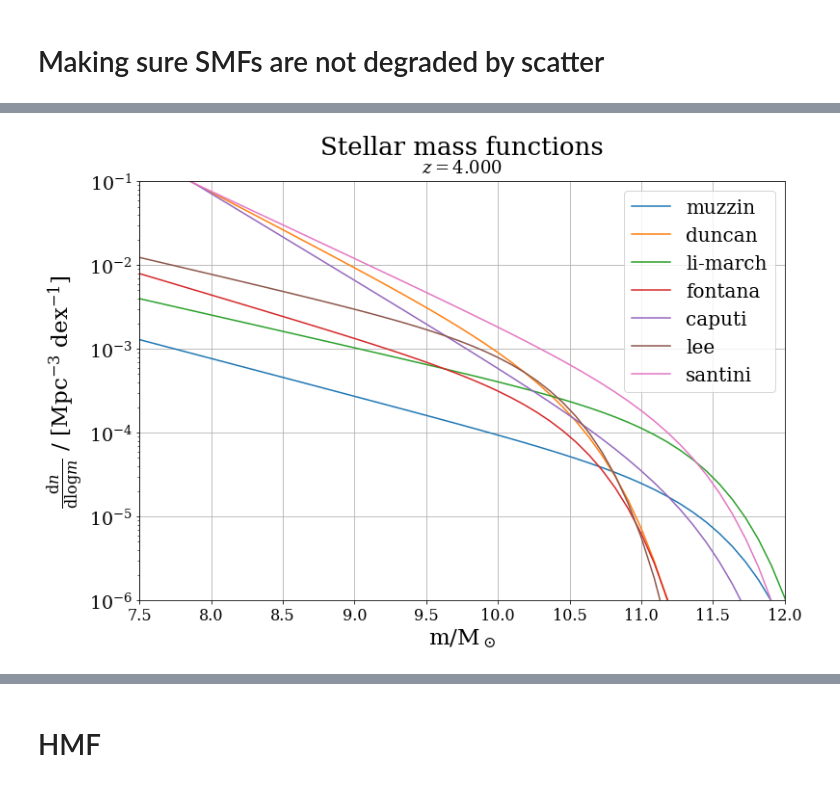
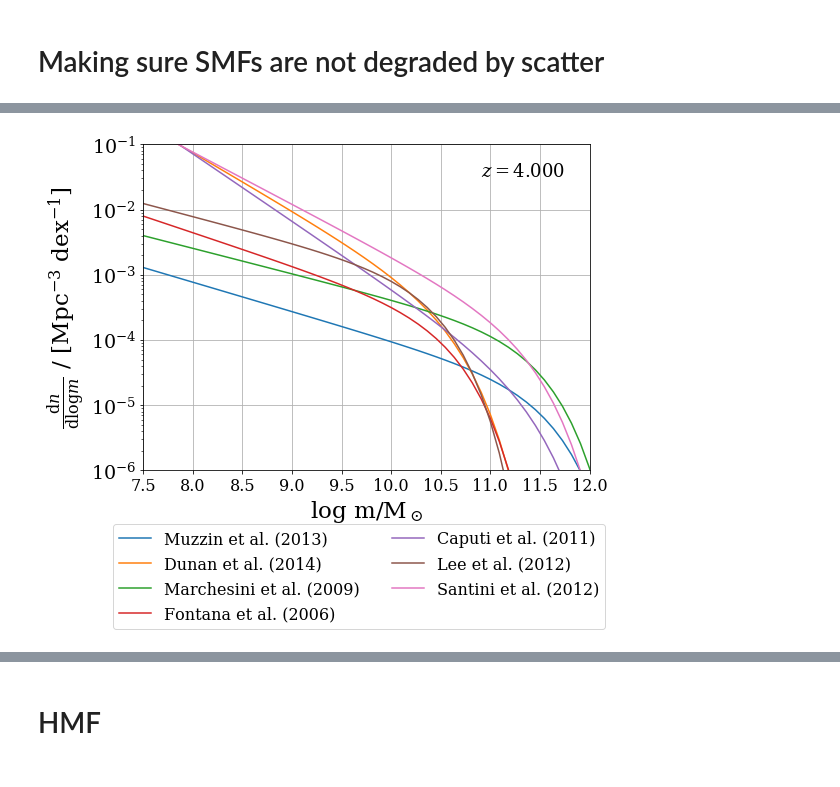
Before and after one commit to patricks1/mergers, a Jupyter notebook: halmassf.ipynb, the cells around one changed output, grey strips where cells are left out. Cells and saved outputs as stored; diff of their text form; code cells hidden in the pictures.

```diff
--- a/halmassf.ipynb
+++ b/halmassf.ipynb
@@ -142,49 +738,49 @@ muz=sham.SMFClass('muzzin',z)
 dunc=sham.SMFClass('duncan',z)
 limarch=sham.SMFClass('li-march',z)
 font=sham.SMFClass('fontana',z)
 cap=sham.SMFClass('caputi',z)
 lee=sham.SMFClass('lee',z)
 sant=sham.SMFClass('santini',z)
 #per=sham.SMFClass('perez',z)
 
 dndlm_muz=muz.dndm(maxis)
 
-fig=plt.figure(figsize=(12,8))
+fig=plt.figure(figsize=(8,6))
 ax=fig.add_subplot(1,1,1)
 
 ax.semilogy(maxis,muz.dndm(maxis),
-            label=muz.source)
+            label='Muzzin et al. (2013)')
 ax.semilogy(maxis,dunc.dndm(maxis),
-            label=dunc.source)
+            label='Dunan et al. (2014)')
 ax.semilogy(maxis,limarch.dndm(maxis),
-            label=limarch.source)
+            label='Marchesini et al. (2009)')
 ax.semilogy(maxis,font.dndm(maxis),
-            label=font.source)
+            label='Fontana et al. (2006)')
 ax.semilogy(maxis,cap.dndm(maxis),
-            label=cap.source)
+            label='Caputi et al. (2011)')
 ax.semilogy(maxis,lee.dndm(maxis),
-            label=lee.source)
+            label='Lee et al. (2012)')
 ax.semilogy(maxis,sant.dndm(maxis),
-            label=sant.source)
-#ax.semilogy(maxis,per.dndm(maxis),
-#            label=per.source)
+            label='Santini et al. (2012)')
 
-ax.set_title('Stellar mass functions',
-             y=1.05)
+#ax.set_title('Stellar mass functions',
+#             y=1.05)
 ax.set_ylabel('$\\frac{\mathrm{d}n}{\mathrm{d}\log m}$ / '
               '[Mpc$^{-3}$ dex$^{-1}$]')
-ax.text(0.5,1.02,'$z=${0:0.3f}'.format(z),
+ax.text(0.85,0.9,'$z=${0:0.3f}'.format(z),
         transform=ax.transAxes,
         fontsize=18,ha='center')
-ax.set_xlabel('m/M$_\odot$')
+ax.set_xlabel('log m/M$_\odot$')
 ax.tick_params(axis='both')
-ax.legend()
+ax.legend(bbox_to_anchor=(0.5,-.26),
+          bbox_transform=fig.transFigure,
+          loc="lower center",ncol=2,fontsize=16)
 ax.set_ylim(1e-6,1e-1)
 ax.set_xlim(7.5,12)
 
 plt.show()
 # %% [output]
-[figure, old version]
+[figure, new version]
 # %%
 z=0.6
 maxis=np.linspace(6,15,100)
```
Also changed, not shown: parts of 20 cells of this notebook, 3 other files.
